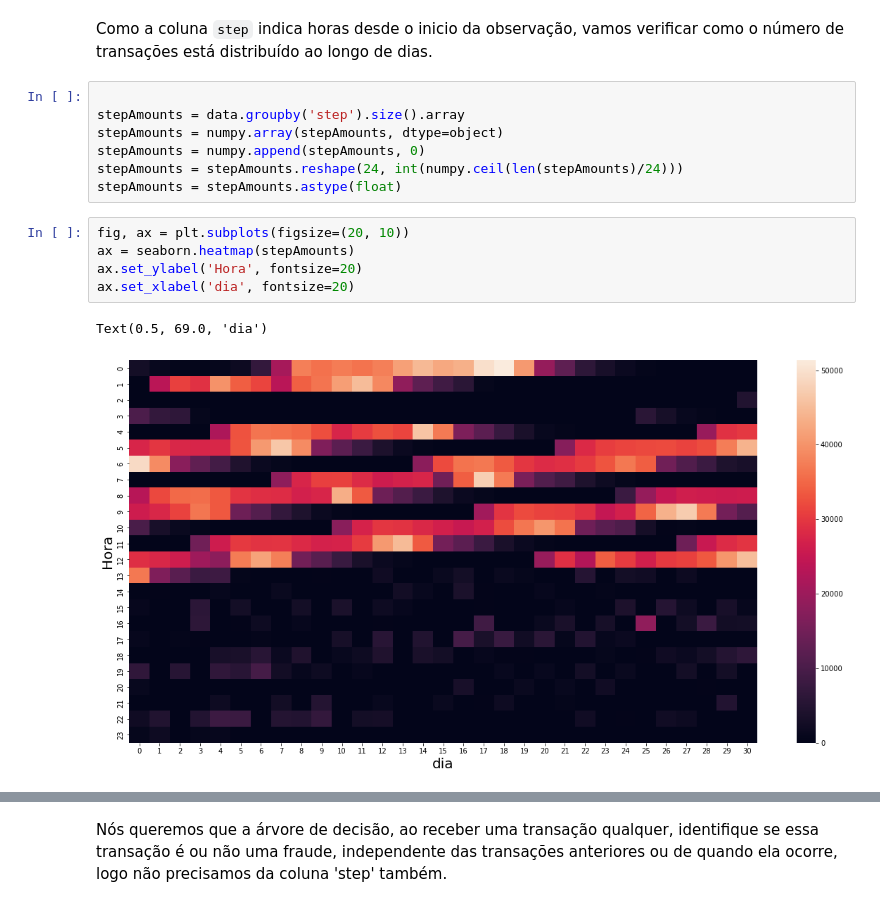
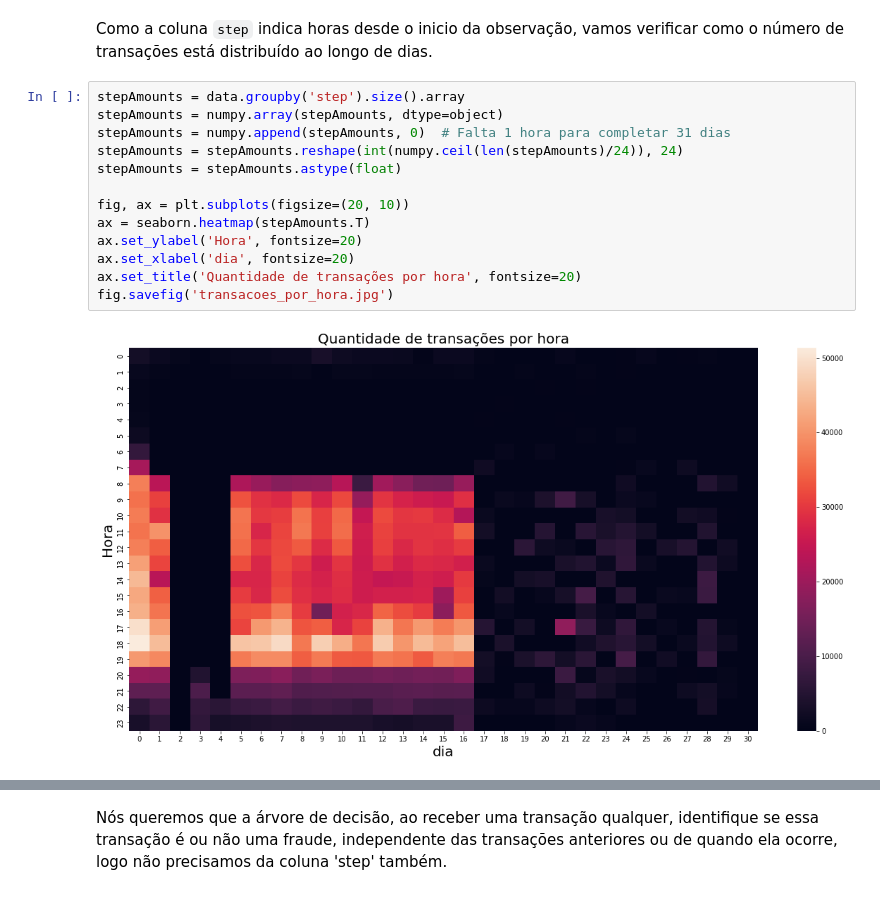
Before and after one commit to TheDramaturgy/ArtificialInteligence, a Jupyter notebook: TrabalhoArvoreDecisao/01_modelo.ipynb, the cells around one changed output, grey strips where cells are left out. Drawn from its saved outputs; the diff is of its cells as text.

```diff
--- a/TrabalhoArvoreDecisao/01_modelo.ipynb
+++ b/TrabalhoArvoreDecisao/01_modelo.ipynb
@@ -106,17 +106,17 @@ reduced_data.head()
 # %% [markdown]
 Como a coluna `step` indica horas desde o inicio da observação, vamos verificar como o número de transações está distribuído ao longo de dias.
 # %%
-
 stepAmounts = data.groupby('step').size().array
 stepAmounts = numpy.array(stepAmounts, dtype=object)
-stepAmounts = numpy.append(stepAmounts, 0)
-stepAmounts = stepAmounts.reshape(24, int(numpy.ceil(len(stepAmounts)/24)))
+stepAmounts = numpy.append(stepAmounts, 0)  # Falta 1 hora para completar 31 dias
+stepAmounts = stepAmounts.reshape(int(numpy.ceil(len(stepAmounts)/24)), 24)
 stepAmounts = stepAmounts.astype(float)
+
+fig, ax = plt.subplots(figsize=(20, 10))
+ax = seaborn.heatmap(stepAmounts.T)
+ax.set_ylabel('Hora', fontsize=20)
+ax.set_xlabel('dia', fontsize=20)
+ax.set_title('Quantidade de transações por hora', fontsize=20)
+fig.savefig('transacoes_por_hora.jpg')
+# %% [output]
+[figure, added]
-# %%
-fig, ax = plt.subplots(figsize=(20, 10))
-ax = seaborn.heatmap(stepAmounts)
-ax.set_ylabel('Hora', fontsize=20)
-ax.set_xlabel('dia', fontsize=20)
-# %% [output]
-Text(0.5, 69.0, 'dia')
-[figure, removed]
```
Also changed, not shown: parts of 9 cells of this notebook.
